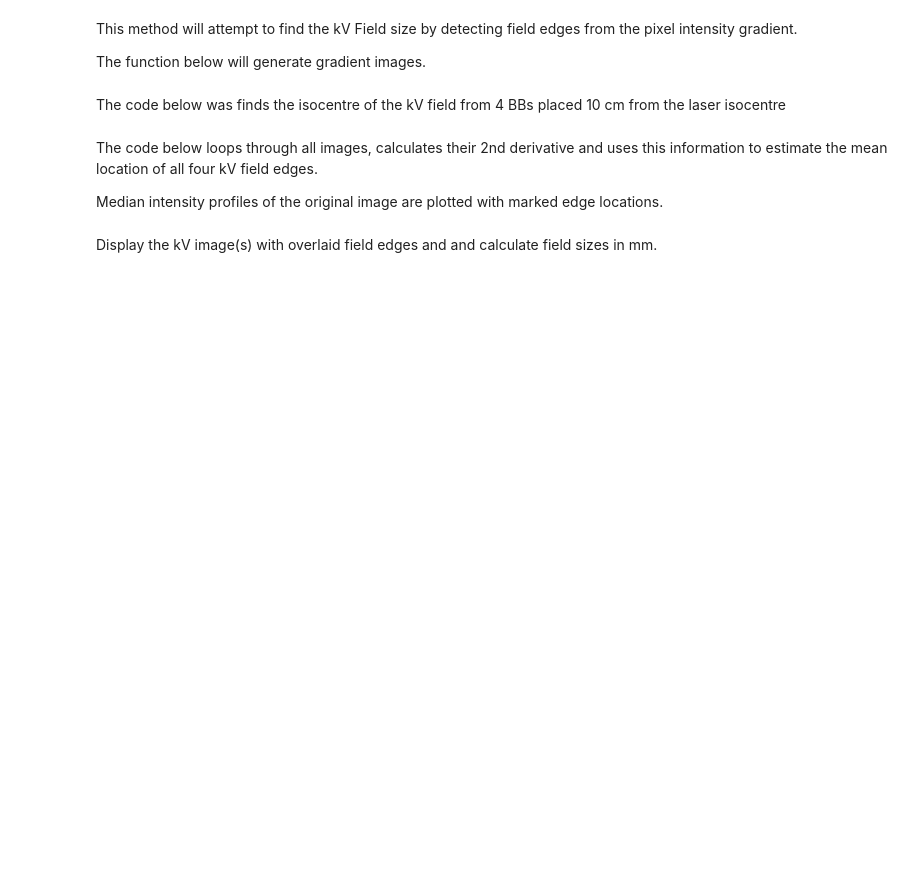
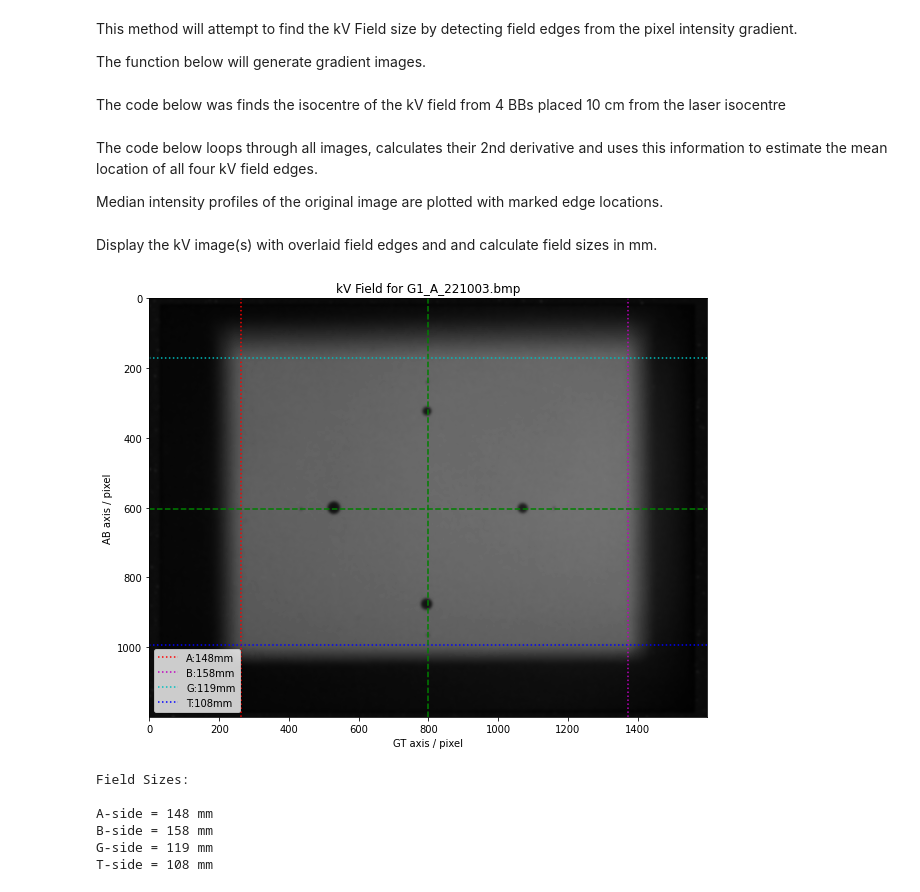
Before and after one commit to UCLHp/kV_Field_Analysis, a Jupyter notebook: kV_Field_Size_Gradient_Method.ipynb, the cells around one changed output. Drawn from its saved outputs; the diff is of its cells as text; code cells hidden in the pictures; blank space fills up the shorter version.

```diff
--- a/kV_Field_Size_Gradient_Method.ipynb
+++ b/kV_Field_Size_Gradient_Method.ipynb
@@ -9,19 +27,8 @@ I will first input the data from google drive, follow by applying a Gaussian blu
 # %%
-###################################
-# import all the modules you need #
-###################################
-import numpy as np
-import cv2
-import matplotlib.pyplot as plt
-import glob
-import os
-from google.colab import drive
-drive.mount('/content/drive/')
-
 #####################
 # Inputing the data #
 #####################
-path = '/content/drive/My Drive/kV Field Size/*.bmp'
+path = '/content/kV_Field_Analysis/*.bmp'
 
 img = [] # raw image array
 name = [] # labels for the image
@@ -163,21 +170,42 @@ Display the kV image(s) with overlaid field edges and and calculate field sizes
 # %%
 # plot field edge locations on kV images
 for i in range(img.shape[0]):
   # Calculating edge to isocentre size (mm)
   A = (laser_x - a_pk[i]) * p2mm
   B = (b_pk[i] - laser_x) * p2mm
   G = (laser_y - g_pk[i]) * p2mm
   T = (t_pk[i] - laser_y) * p2mm
 
   # plot image
-  plt.imshow(blur_img[i,...], cmap='gray')
+  plt.figure(figsize=(10, 10))
+  plt.imshow(blur_img[i,...], cmap='gray', vmin=0, vmax=75)
   # plot field edges
   plt.plot([a_pk[i],a_pk[i]], [0,1199], color='r', linestyle='dotted', label='A:{:.0f}mm'.format(A))
   plt.plot([b_pk[i],b_pk[i]], [0,1199], color='m', linestyle='dotted', label='B:{:.0f}mm'.format(B))
   plt.plot([0,1599], [g_pk[i],g_pk[i]], color='c', linestyle='dotted', label='G:{:.0f}mm'.format(G))
   plt.plot([0,1599], [t_pk[i],t_pk[i]], color='b', linestyle='dotted', label='T:{:.0f}mm'.format(T))
   # plot laser isocentre
   plt.axvline(x = laser_x, color='g', linestyle='--')
   plt.axhline(y = laser_y, color='g', linestyle='--')
+  # graph setting
+  plt.title("kV Field for {}".format(name[i]))
+  plt.xlabel("GT axis / pixel")
+  plt.ylabel("AB axis / pixel")
+  plt.legend(loc='lower right')
   plt.legend()
   plt.show()
+
+  # Print field sizes
+  print("\nField Sizes:\n")
+  print(f"A-side = {A:.0f} mm")
+  print(f"B-side = {B:.0f} mm")
+  print(f"G-side = {G:.0f} mm")
+  print(f"T-side = {T:.0f} mm")
+# %% [output]
+[figure, added]
+Field Sizes:
+
+A-side = 148 mm
+B-side = 158 mm
+G-side = 119 mm
+T-side = 108 mm
```
Also changed, not shown: parts of 1 cell of this notebook, 1 other file.
